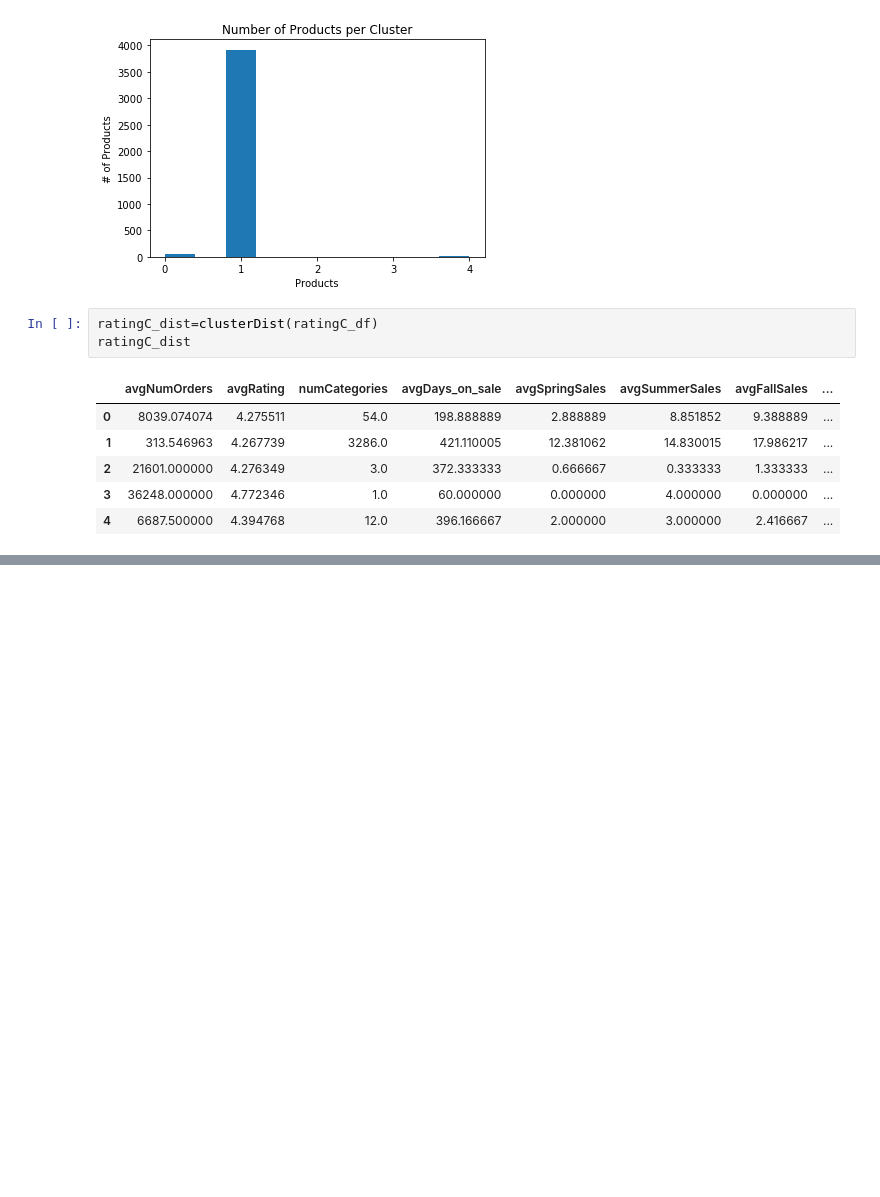
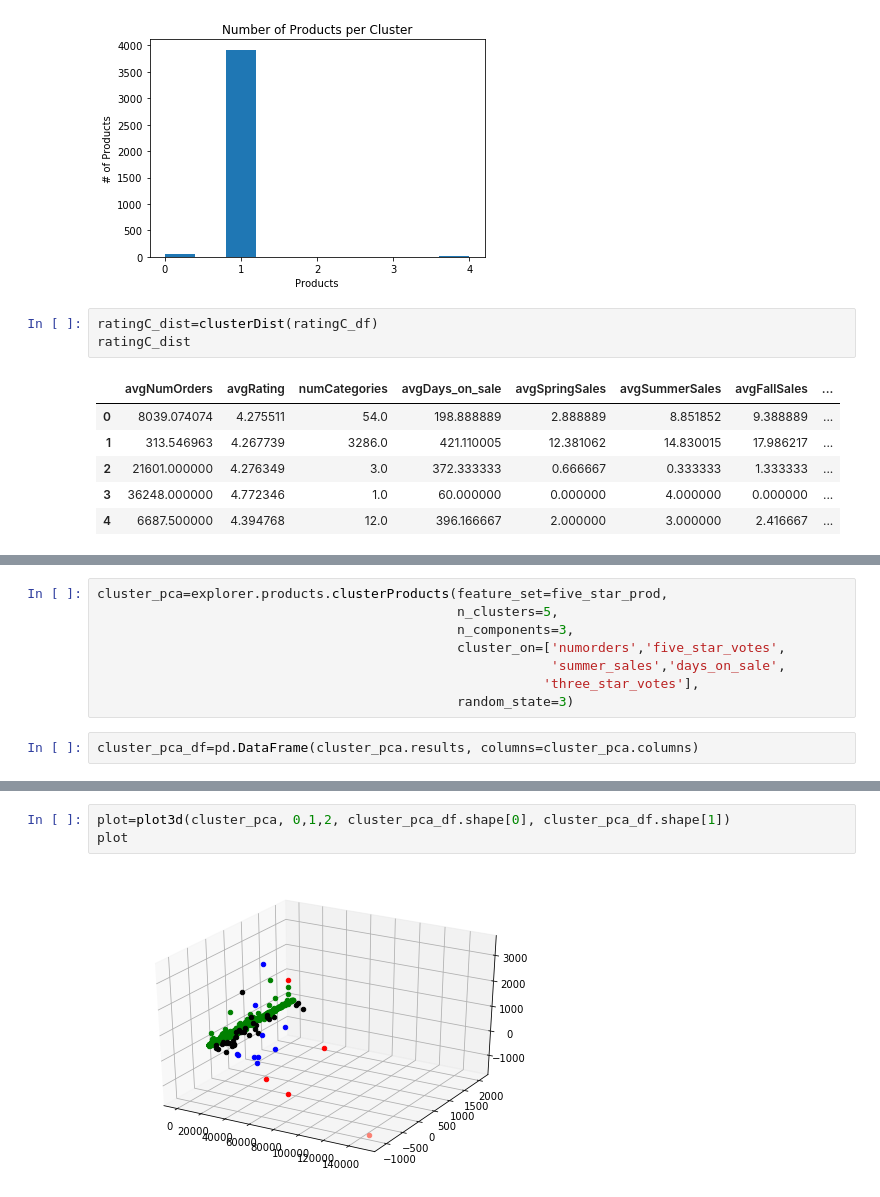
Before and after one commit to alexyanw/dse203-group-project, a Jupyter notebook: data_exploration/Demo_Product_Clustering.ipynb, the cells around one changed output, grey strips where cells are left out. Cells and saved outputs as stored; diff of their text form; blank space fills up the shorter version.

```diff
--- a/data_exploration/Demo_Product_Clustering.ipynb
+++ b/data_exploration/Demo_Product_Clustering.ipynb
@@ -271,0 +309,10 @@ IndexError: list index out of range
+# %%
+cluster_pca=explorer.products.clusterProducts(feature_set=five_star_prod,
+                                              n_clusters=5,
+                                              n_components=3,
+                                              cluster_on=['numorders','five_star_votes',
+                                                          'summer_sales','days_on_sale',
+                                                         'three_star_votes'],
+                                              random_state=3)
+# %%
+cluster_pca_df=pd.DataFrame(cluster_pca.results, columns=cluster_pca.columns)
@@ -271,0 +329,5 @@ IndexError: list index out of range
+# %%
+plot=plot3d(cluster_pca, 0,1,2, cluster_pca_df.shape[0], cluster_pca_df.shape[1])
+plot
+# %% [output]
+[figure, added]
```
Also changed, not shown: parts of 13 cells of this notebook.
